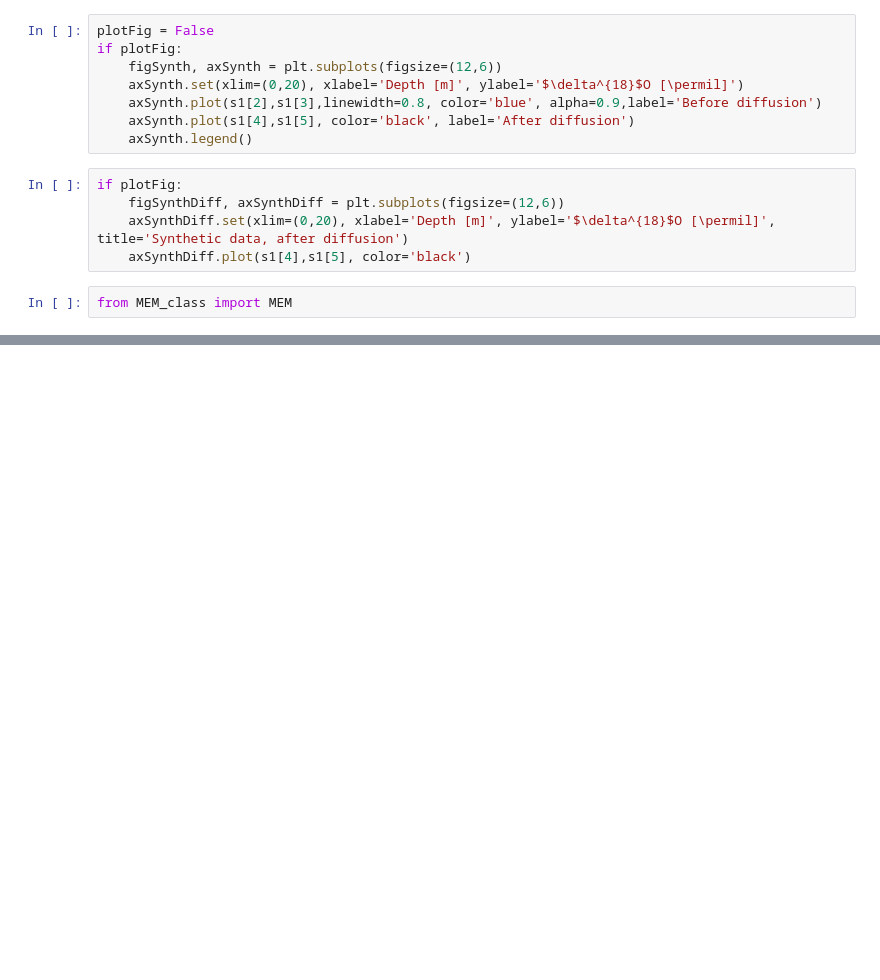
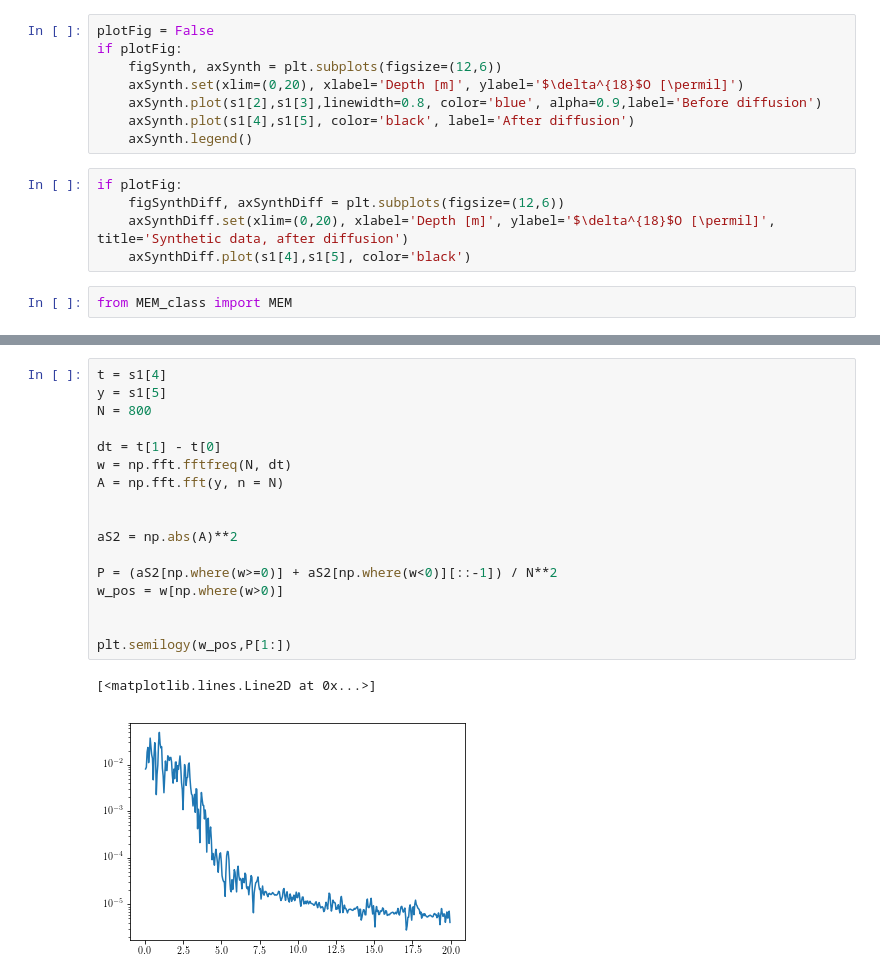
Before and after one commit to TheaQG/AWI_Bcores_Analysis, a Jupyter notebook: SyntheticData.ipynb, the cells around one changed output, grey strips where cells are left out. Saved outputs shown, nothing was run; the diff lists cells and outputs as text; blank space fills up the shorter version.

```diff
--- a/SyntheticData.ipynb
+++ b/SyntheticData.ipynb
@@ -44,0 +45,20 @@ PSD_Synth = MEM_inst_Synth(t_data = s1[4], y_data = s1[5], M = 70, N = 1000)
+# %%
+t = s1[4]
+y = s1[5]
+N = 800
+
+dt = t[1] - t[0]
+w = np.fft.fftfreq(N, dt)
+A = np.fft.fft(y, n = N)
+
+
+aS2 = np.abs(A)**2
+
+P = (aS2[np.where(w>=0)] + aS2[np.where(w<0)][::-1]) / N**2
+w_pos = w[np.where(w>0)]
+
+
+plt.semilogy(w_pos,P[1:])
+# %% [output]
+[<matplotlib.lines.Line2D at 0x...>]
+[figure, added]
```
Also changed, not shown: parts of 3 cells of this notebook, 2 other files.
